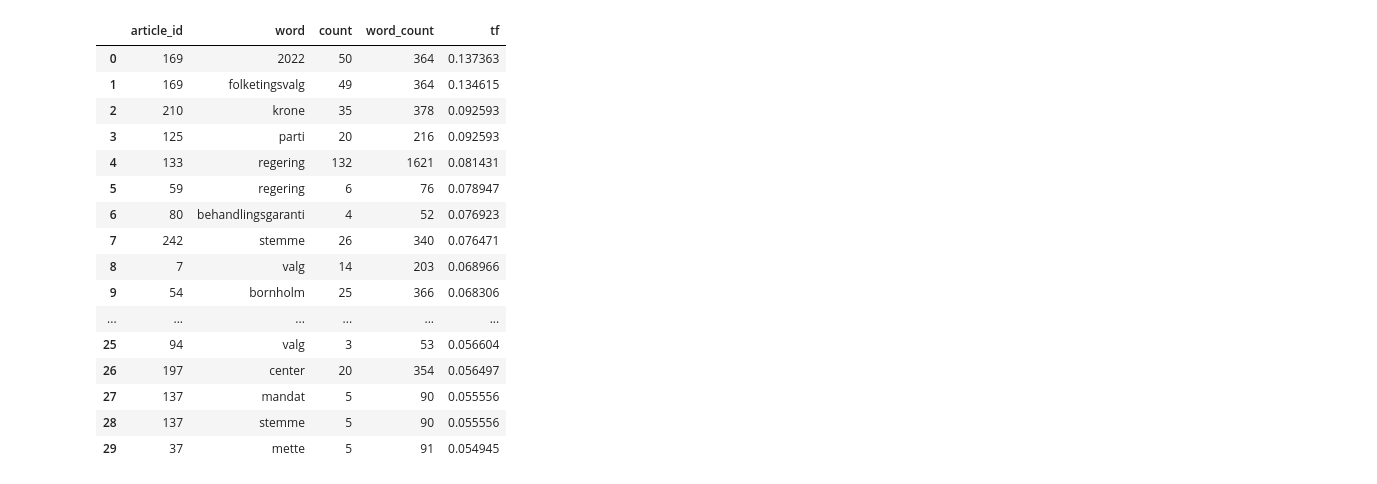
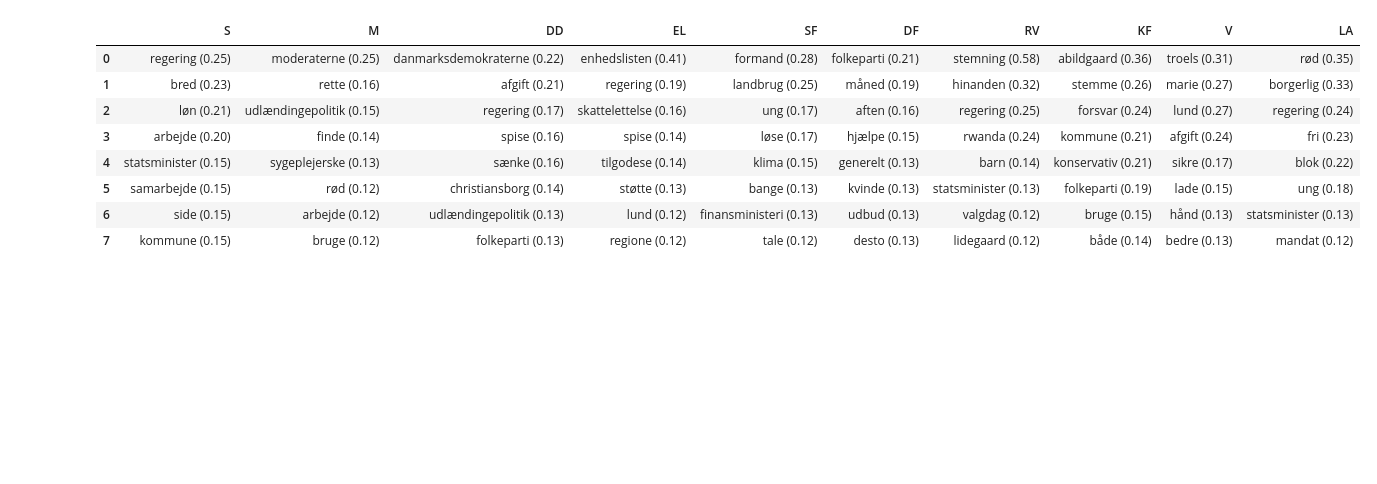
Before and after one commit to Signedue/Politics-Network, a Jupyter notebook: notebooks/tfidf.ipynb, the cells around one changed output. Drawn from its saved outputs; the diff is of its cells as text; code cells hidden in the pictures; blank space fills up the shorter version.

```diff
--- a/notebooks/tfidf.ipynb
+++ b/notebooks/tfidf.ipynb
@@ -50,59 +82,31 @@ Sample tokens: ['vigtig', 'valgkamp', 'spørgsmål', 'indlede', 'valgkamp', 'fø
 # %%
-######tf
-from collections import Counter
-import pandas as pd
+# --- CELLE 2: TF-IDF & SIGNATUR-ORD (MED STOPORD OG TAL-FILTER) ---
+valid_parties = stats[stats["Antal ord i alt"] >= 100].index.tolist()
+party_docs_filtered = party_docs.loc[valid_parties]
 
-# Count occurrences of each word in each article
-document_counts = [Counter(tokens) for tokens in tokenized_documents]
+vectorizer = TfidfVectorizer(
+    min_df=2,
+    max_df=0.85,
+    stop_words=custom_stopwords,
+    token_pattern=r"(?u)\b[a-zæøåA-ZÆØÅ]{3,}\b"  # Ignorerer tal som '000' og '2022'
+)
+tfidf_matrix = vectorizer.fit_transform(party_docs_filtered.values)
+feature_names = np.array(vectorizer.get_feature_names_out())
 
-# Calculate TF for every word in every article
-tf_results = []
+top_words = {}
+for idx, parti in enumerate(party_docs_filtered.index):
+    row = tfidf_matrix[idx].toarray().flatten()
+    top_indices = row.argsort()[::-1][:8]
+    top_words[parti] = [f"{feature_names[i]} ({row[i]:.2f})" for i in top_indices]
 
-for article_id, (counts, tokens) in enumerate(
-    zip(document_counts, tokenized_documents)
-):
-    word_count = len(tokens)
-
-    if word_count == 0:
-        continue
-
-    for word, count in counts.items():
-        tf = count / word_count
-
-        tf_results.append({
-            "article_id": article_id,
-            "word": word,
-            "count": count,
-            "word_count": word_count,
-            "tf": tf
-        })
-
-# Create DataFrame
-tf_df = pd.DataFrame(tf_results)
-
-# Sort by TF, highest first
-tf_df = tf_df.sort_values(
-    ["tf", "word"],
-    ascending=[False, True]
-).reset_index(drop=True)
-
-# Display results
-display(tf_df.head(30))
+display(pd.DataFrame(top_words))
 # %% [output]
-|  | article_id | word | count | word_count | tf |
-| 0 | 169 | 2022 | 50 | 364 | 0.137363 |
-| 1 | 169 | folketingsvalg | 49 | 364 | 0.134615 |
-| 2 | 210 | krone | 35 | 378 | 0.092593 |
-| 3 | 125 | parti | 20 | 216 | 0.092593 |
-| 4 | 133 | regering | 132 | 1621 | 0.081431 |
-| 5 | 59 | regering | 6 | 76 | 0.078947 |
-| 6 | 80 | behandlingsgaranti | 4 | 52 | 0.076923 |
-| 7 | 242 | stemme | 26 | 340 | 0.076471 |
-| 8 | 7 | valg | 14 | 203 | 0.068966 |
-| 9 | 54 | bornholm | 25 | 366 | 0.068306 |
-| ... | ... | ... | ... | ... | ... |
-| 25 | 94 | valg | 3 | 53 | 0.056604 |
-| 26 | 197 | center | 20 | 354 | 0.056497 |
-| 27 | 137 | mandat | 5 | 90 | 0.055556 |
-| 28 | 137 | stemme | 5 | 90 | 0.055556 |
-| 29 | 37 | mette | 5 | 91 | 0.054945 |
+|  | S | M | DD | EL | SF | DF | RV | KF | V | LA |
+| 0 | regering (0.25) | moderaterne (0.25) | danmarksdemokraterne (0.22) | enhedslisten (0.41) | formand (0.28) | folkeparti (0.21) | stemning (0.58) | abildgaard (0.36) | troels (0.31) | rød (0.35) |
+| 1 | bred (0.23) | rette (0.16) | afgift (0.21) | regering (0.19) | landbrug (0.25) | måned (0.19) | hinanden (0.32) | stemme (0.26) | marie (0.27) | borgerlig (0.33) |
+| 2 | løn (0.21) | udlændingepolitik (0.15) | regering (0.17) | skattelettelse (0.16) | ung (0.17) | aften (0.16) | regering (0.25) | forsvar (0.24) | lund (0.27) | regering (0.24) |
+| 3 | arbejde (0.20) | finde (0.14) | spise (0.16) | spise (0.14) | løse (0.17) | hjælpe (0.15) | rwanda (0.24) | kommune (0.21) | afgift (0.24) | fri (0.23) |
+| 4 | statsminister (0.15) | sygeplejerske (0.13) | sænke (0.16) | tilgodese (0.14) | klima (0.15) | generelt (0.13) | barn (0.14) | konservativ (0.21) | sikre (0.17) | blok (0.22) |
+| 5 | samarbejde (0.15) | rød (0.12) | christiansborg (0.14) | støtte (0.13) | bange (0.13) | kvinde (0.13) | statsminister (0.13) | folkeparti (0.19) | lade (0.15) | ung (0.18) |
+| 6 | side (0.15) | arbejde (0.12) | udlændingepolitik (0.13) | lund (0.12) | finansministeri (0.13) | udbud (0.13) | valgdag (0.12) | bruge (0.15) | hånd (0.13) | statsminister (0.13) |
+| 7 | kommune (0.15) | bruge (0.12) | folkeparti (0.13) | regione (0.12) | tale (0.12) | desto (0.13) | lidegaard (0.12) | både (0.14) | bedre (0.13) | mandat (0.12) |
```
Also changed, not shown: parts of 12 cells of this notebook, 3 other files.
